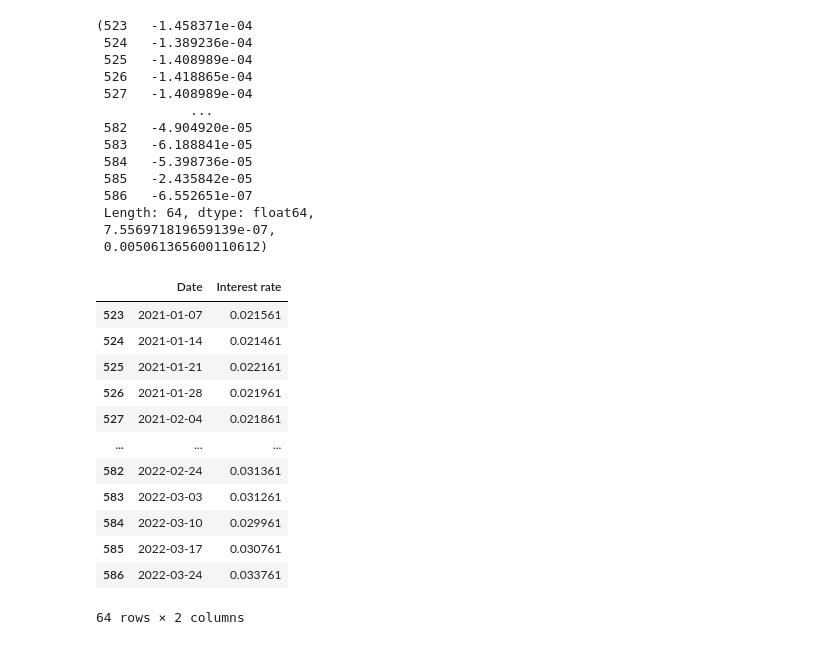
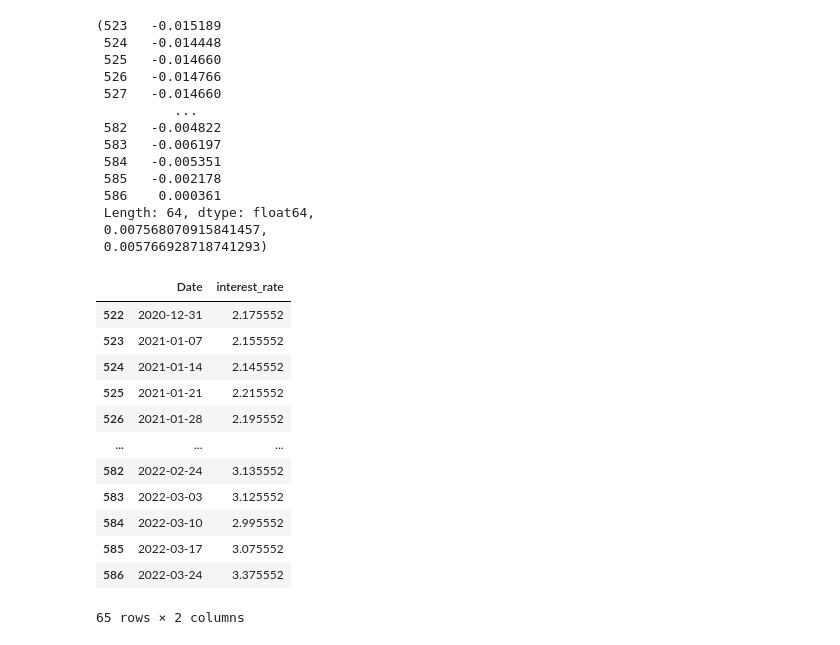
Before and after one commit to alisdghnia/vasicek, a Jupyter notebook: Vasicek-model.ipynb, the cells around one changed output. Saved outputs shown, nothing was run; the diff lists cells and outputs as text; code cells hidden in the pictures.

```diff
--- a/Vasicek-model.ipynb
+++ b/Vasicek-model.ipynb
@@ -14,7 +15,9 @@ IR-data.xlsx        README.md           Vasicek-model.ipynb ~$NEDL_Vasicek.xlsx
 # %%
 ir = pd.read_excel('IR-data.xlsx')
 ir['delta'] = ir['Interest rate'].diff()
-ir.loc[:, ['Interest rate', 'delta']] = ir.loc[:, ['Interest rate', 'delta']].multiply(0.01)
-ir = ir.bfill()
+# ir.loc[:, ['Interest rate', 'delta']] = ir.loc[:, ['Interest rate', 'delta']].multiply(0.01)
+ir = ir.rename(columns={'Interest rate': 'interest_rate'})
+# ir = ir.bfill()
+ir = ir.dropna()
 ir
 # %% [output]
@@ -35,10 +38,12 @@ ir
 train = ir.loc[ir['Date'] < '2021-01-01', :]
 test = ir.loc[ir['Date'] >= '2021-01-01', :]
 
-x_train = sm.add_constant(train['Interest rate'])
+# x_train = sm.add_constant(train['interest_rate'])
+x_train = train.loc[:, 'interest_rate']
 y_train = train['delta']
 
-x_test = sm.add_constant(test['Interest rate'])
+# x_test = sm.add_constant(test['interest_rate'])
+x_test = test.loc[:, 'interest_rate']
 y_test = test['delta']
 # %%
 hist = sns.histplot(y_train, bins=20, alpha=0.5, label='train delta', stat='density', common_norm=False, element='step', fill=True, linewidth=0.5)
@@ -77,0 +60,3 @@ Notes:
+# %%
+linreg = smf.ols('delta ~ interest_rate', data=train).fit()
+linreg.summary()
@@ -126,37 +131,37 @@ pred = linreg.predict(x_test)
 linreg_mse = np.mean((pred - y_test) ** 2)
 pred, linreg_mse, linreg.rsquared
 # %% [output]
-(523   -1.458371e-04
- 524   -1.389236e-04
- 525   -1.408989e-04
- 526   -1.418865e-04
- 527   -1.408989e-04
-            ...
- 582   -4.904920e-05
- 583   -6.188841e-05
- 584   -5.398736e-05
- 585   -2.435842e-05
- 586   -6.552651e-07
+(523   -0.015189
+ 524   -0.014448
+ 525   -0.014660
+ 526   -0.014766
+ 527   -0.014660
+          ...
+ 582   -0.004822
+ 583   -0.006197
+ 584   -0.005351
+ 585   -0.002178
+ 586    0.000361
  Length: 64, dtype: float64,
- 7.556971819659139e-07,
- 0.005061365600110612)
+ 0.007568070915841457,
+ 0.005766928718741293)
 # %%
-ir4ols = ir.loc[len(train) - 1:, ['Date', 'Interest rate']]
-ir4ols['Interest rate'] = ir4ols['Interest rate'].shift(1)
-ir4ols.loc[:, 'Interest rate'] = ir4ols.loc[:, 'Interest rate'] + pred.values[1]
+ir4ols = ir.loc[len(train) - 1:, ['Date', 'interest_rate']]
+ir4ols['interest_rate'] = ir4ols['interest_rate'].shift(1)
+ir4ols.loc[:, 'interest_rate'] = ir4ols.loc[:, 'interest_rate'] + pred.values[1]
 ir4ols = ir4ols.dropna()
 ir4ols
 # %% [output]
-|  | Date | Interest rate |
-| 523 | 2021-01-07 | 0.021561 |
-| 524 | 2021-01-14 | 0.021461 |
-| 525 | 2021-01-21 | 0.022161 |
-| 526 | 2021-01-28 | 0.021961 |
-| 527 | 2021-02-04 | 0.021861 |
+|  | Date | interest_rate |
+| 522 | 2020-12-31 | 2.175552 |
+| 523 | 2021-01-07 | 2.155552 |
+| 524 | 2021-01-14 | 2.145552 |
+| 525 | 2021-01-21 | 2.215552 |
+| 526 | 2021-01-28 | 2.195552 |
 | ... | ... | ... |
-| 582 | 2022-02-24 | 0.031361 |
-| 583 | 2022-03-03 | 0.031261 |
-| 584 | 2022-03-10 | 0.029961 |
-| 585 | 2022-03-17 | 0.030761 |
-| 586 | 2022-03-24 | 0.033761 |
+| 582 | 2022-02-24 | 3.135552 |
+| 583 | 2022-03-03 | 3.125552 |
+| 584 | 2022-03-10 | 2.995552 |
+| 585 | 2022-03-17 | 3.075552 |
+| 586 | 2022-03-24 | 3.375552 |
-64 rows × 2 columns
+65 rows × 2 columns
```
Also changed, not shown: parts of 11 cells of this notebook.
